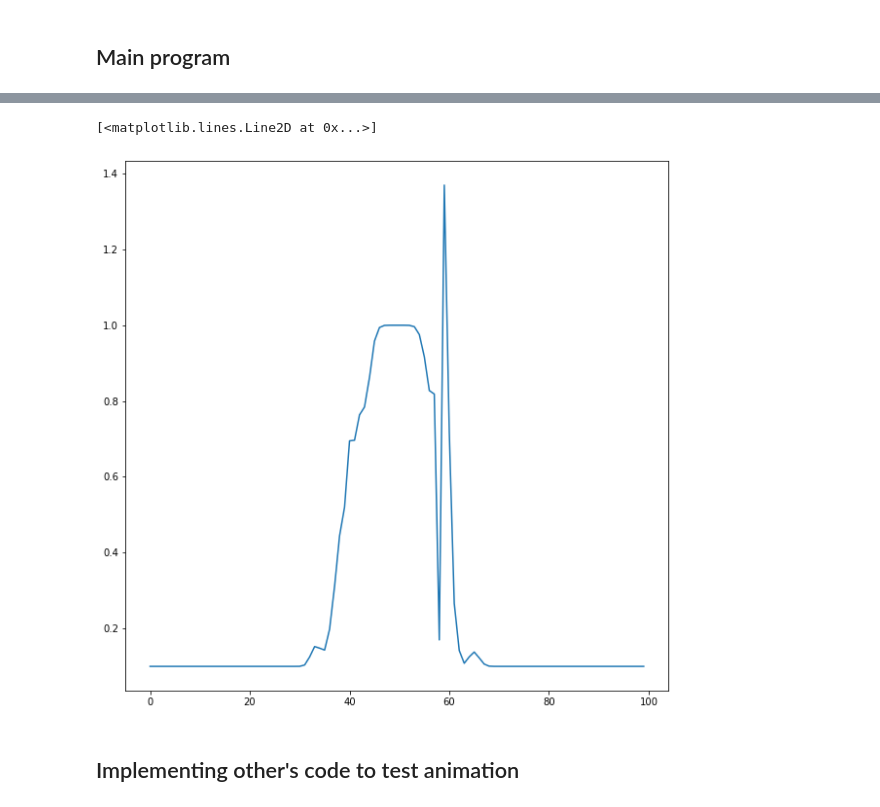
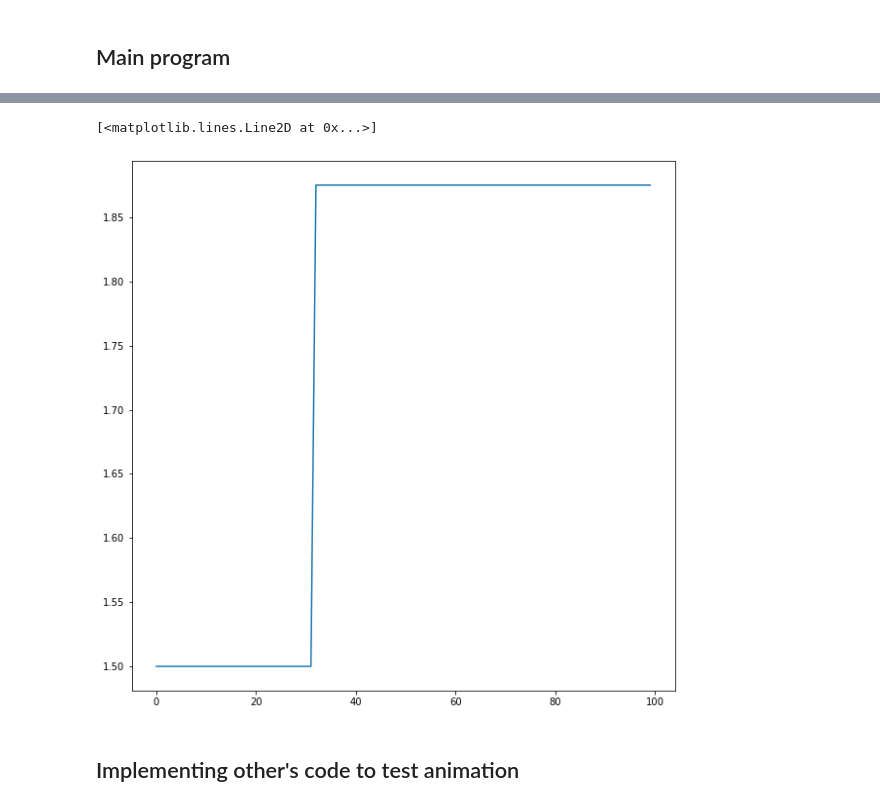
Before and after one commit to changhyun-cho/astrophysics, a Jupyter notebook: hydrodynamics/Testing 2D Hydrocode.ipynb, the cells around one changed output, grey strips where cells are left out. Saved outputs shown, nothing was run; the diff lists cells and outputs as text; code cells hidden in the pictures.

```diff
--- a/hydrodynamics/Testing 2D Hydrocode.ipynb
+++ b/hydrodynamics/Testing 2D Hydrocode.ipynb
@@ -510,13 +534,10 @@ colormaps()
 # %%
 plt.rcParams['figure.figsize'] = [10, 10]
-plt.plot(rho[52,ilo:ihi])
+plt.plot(e[52,ilo:ihi])
 #print(P[52,ilo:ihi])
-# minus pressure?
-# minus rho?
-# +방향 정체되어 나가지 않음.
 # %% [output]
 [<matplotlib.lines.Line2D at 0x...>]
-[figure, old version]
+[figure, new version]
 # %% [markdown]
 ## Implementing other's code to test animation
 # %%
```
Also changed, not shown: parts of 9 cells of this notebook.
